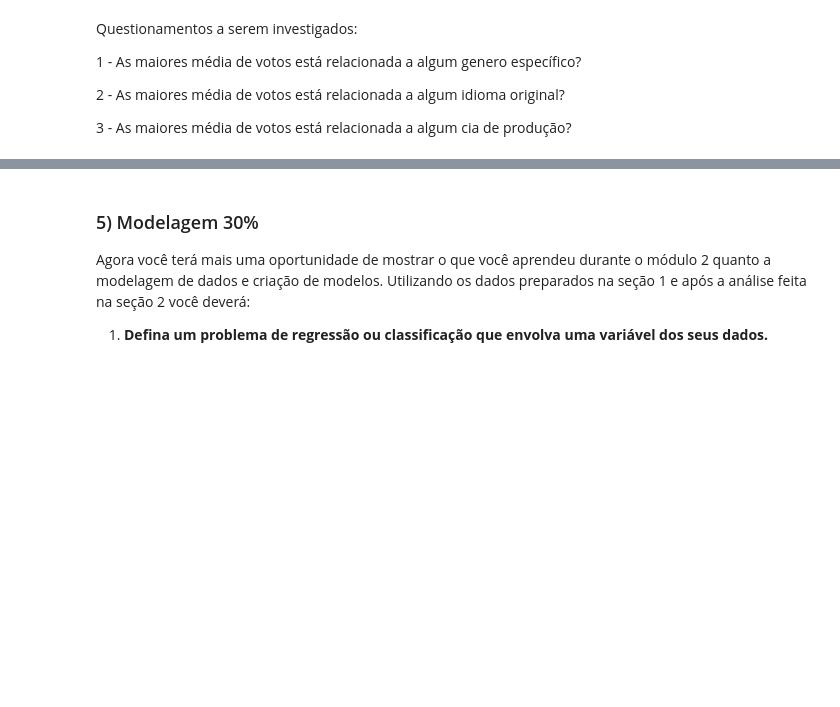
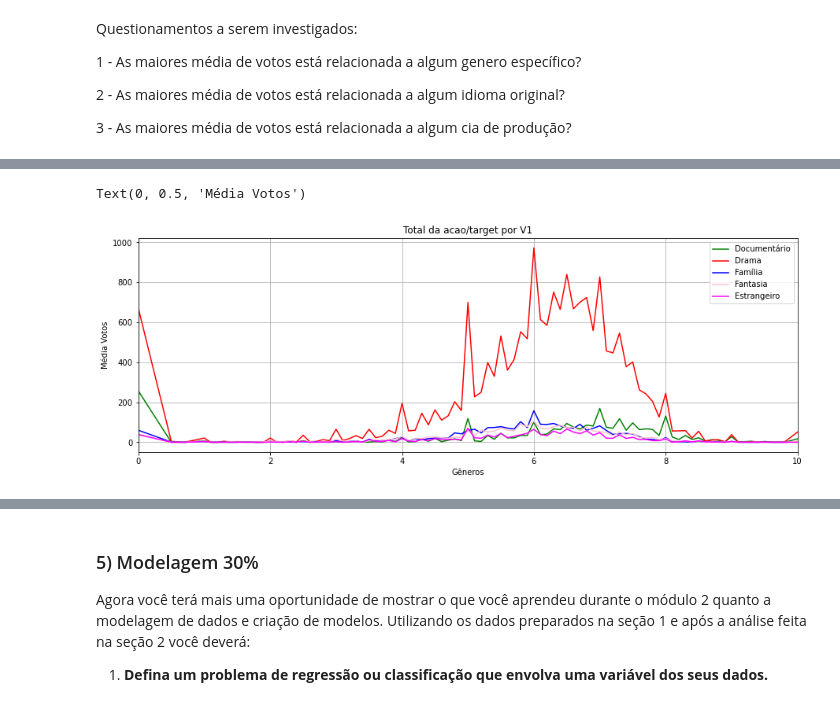
Before and after one commit to hericax/Pos, a Jupyter notebook: projeto_3/aed_projeto_3.ipynb, the cells around one changed output, grey strips where cells are left out. Drawn from its saved outputs; the diff is of its cells as text; code cells hidden in the pictures; blank space fills up the shorter version.

```diff
--- a/projeto_3/aed_projeto_3.ipynb
+++ b/projeto_3/aed_projeto_3.ipynb
@@ -888,18 +1408,21 @@ plt.ylabel("Média Votos")
 # %%
 # Como são várias as features de gênero, as divide
-x = df.groupby(['media_votos']).sum()
+x = df_final.groupby(['media_votos']).sum()
 
 x['documentario'].plot(kind = 'line',color='green', title='Total da acao/target por V1',grid=True, stacked=True,label='Documentário')
 x['drama'].plot(kind = 'line',color='red', title='Total da acao/target por V1',grid=True, stacked=True,label='Drama')
 x['familia'].plot(kind = 'line',color='blue', title='Total da acao/target por V1',grid=True, stacked=True,label='Família')
 x['fantasia'].plot(kind = 'line',color='pink', title='Total da acao/target por V1',grid=True, stacked=True,label='Fantasia')
 x['estrangeiro'].plot(kind = 'line',color='magenta', title='Total da acao/target por V1',grid=True, stacked=True,label='Estrangeiro')
 
 plt.legend()
 plt.xlabel("Gêneros")
 plt.ylabel("Média Votos")
 
 
 # Neste gráfico, percebemos que o drama é o gênero com maior média de votos, estando os demais mais ou menos no memo nível
+# %% [output]
+Text(0, 0.5, 'Média Votos')
+[figure, added]
 # %%
 # Como são várias as features de gênero, as divide
```
Also changed, not shown: parts of 79 cells of this notebook.
